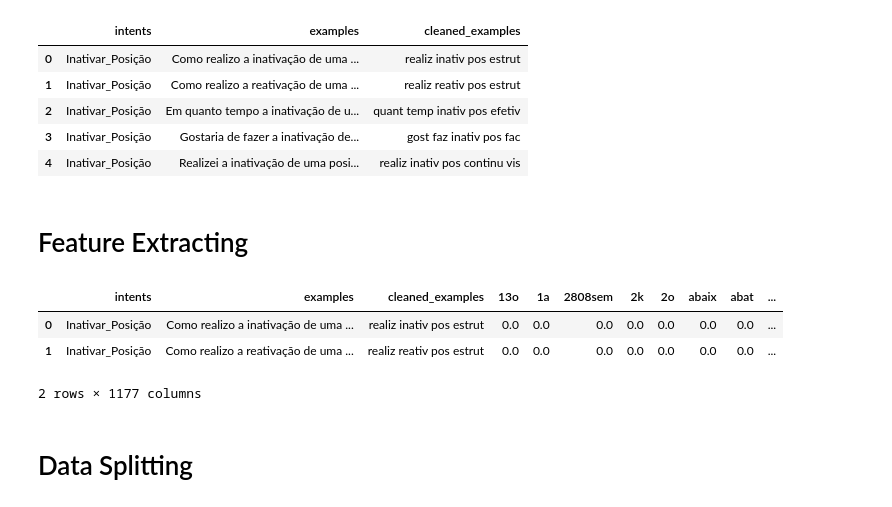
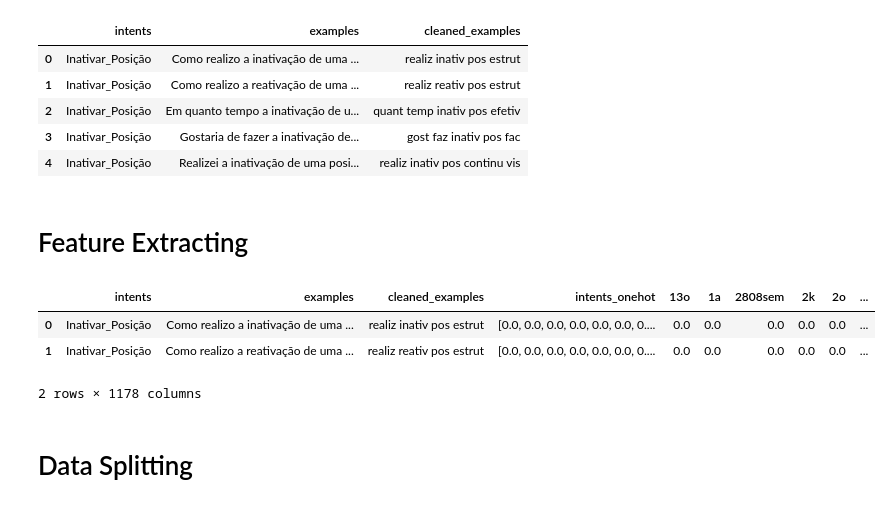
Before and after one commit to SClovesgtx/omni-nlu-api, a Jupyter notebook: jupyter_notebooks/TheDataFlow.ipynb, the cells around one changed output. Cells and saved outputs as stored; diff of their text form; code cells hidden in the pictures.

```diff
--- a/jupyter_notebooks/TheDataFlow.ipynb
+++ b/jupyter_notebooks/TheDataFlow.ipynb
@@ -61,18 +60,18 @@ df.head()
 | 2 | Inativar_Posição | Em quanto tempo a inativação de u... | quant temp inativ pos efetiv |
 | 3 | Inativar_Posição | Gostaria de fazer a inativação de... | gost faz inativ pos fac |
 | 4 | Inativar_Posição | Realizei a inativação de uma posi... | realiz inativ pos continu vis |
-# %% [markdown]
-# Feature Extracting
-# %%
-from data_pipeline.feature_extracting import encode_features
-
-df, x_transformer = encode_features(df)
-df.head(2)
-# %% [output]
-|  | intents | examples | cleaned_examples | 13o | 1a | 2808sem | 2k | 2o | abaix | abat | ... |
-| 0 | Inativar_Posição | Como realizo a inativação de uma ... | realiz inativ pos estrut | 0.0 | 0.0 | 0.0 | 0.0 | 0.0 | 0.0 | 0.0 | ... |
-| 1 | Inativar_Posição | Como realizo a reativação de uma ... | realiz reativ pos estrut | 0.0 | 0.0 | 0.0 | 0.0 | 0.0 | 0.0 | 0.0 | ... |
-2 rows × 1177 columns
+# %% [markdown]
+# Feature Extracting
+# %%
+from data_pipeline.feature_extracting import encode_features
+
+df, x_transformer, y_transformer = encode_features(df)
+df.head(2)
+# %% [output]
+|  | intents | examples | cleaned_examples | intents_onehot | 13o | 1a | 2808sem | 2k | 2o | ... |
+| 0 | Inativar_Posição | Como realizo a inativação de uma ... | realiz inativ pos estrut | [0.0, 0.0, 0.0, 0.0, 0.0, 0.0, 0.... | 0.0 | 0.0 | 0.0 | 0.0 | 0.0 | ... |
+| 1 | Inativar_Posição | Como realizo a reativação de uma ... | realiz reativ pos estrut | [0.0, 0.0, 0.0, 0.0, 0.0, 0.0, 0.... | 0.0 | 0.0 | 0.0 | 0.0 | 0.0 | ... |
+2 rows × 1178 columns
 # %% [markdown]
 # Data Splitting
 # %%
```
Also changed, not shown: parts of 27 cells of this notebook, 5 other files.
